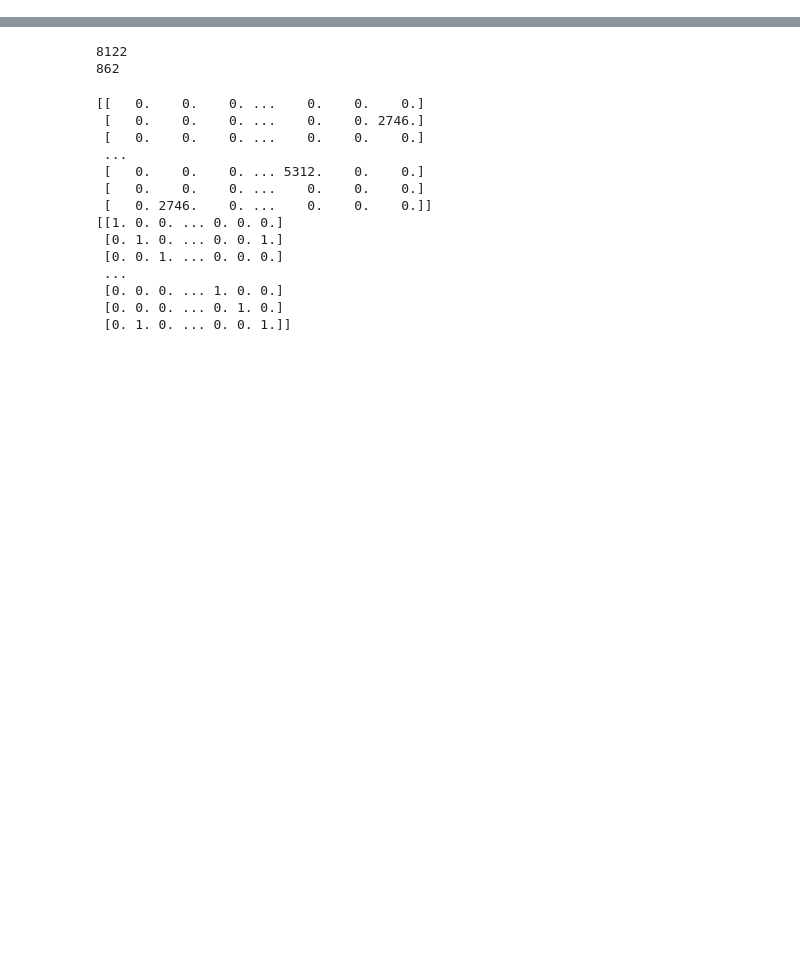
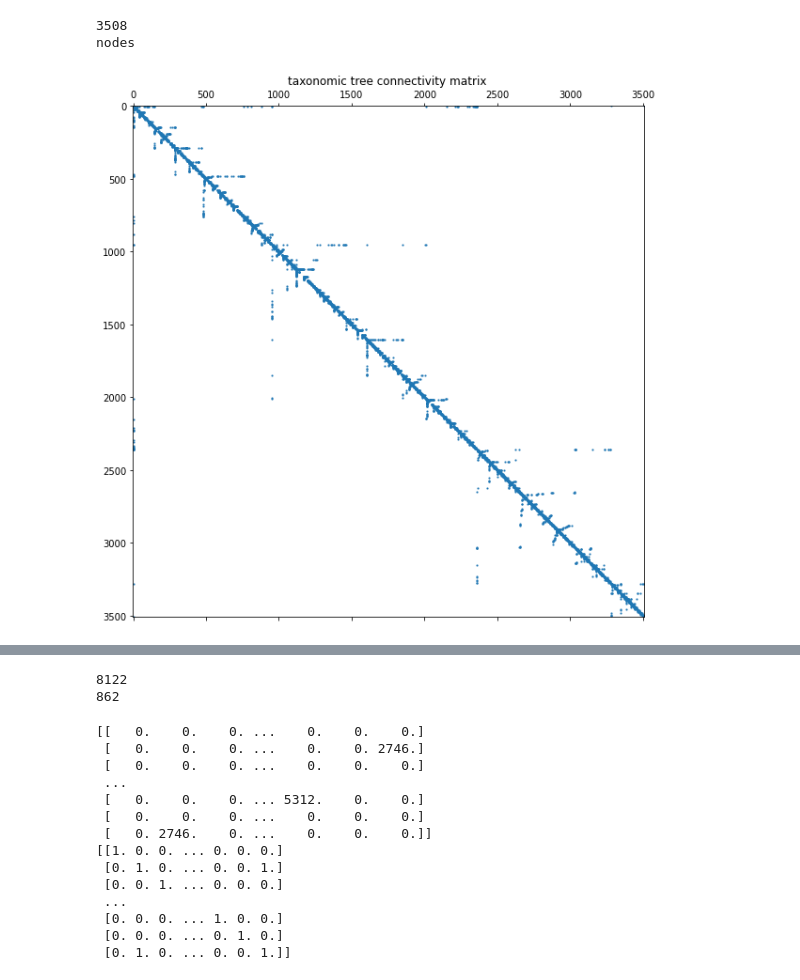
Before and after one commit to DessimozLab/HogProf, a Jupyter notebook: pyprofiler/notebooks/DCAvsMLICCB.ipynb, the cells around one changed output, grey strips where cells are left out. Drawn from its saved outputs; the diff is of its cells as text; code cells hidden in the pictures; blank space fills up the shorter version.

```diff
--- a/pyprofiler/notebooks/DCAvsMLICCB.ipynb
+++ b/pyprofiler/notebooks/DCAvsMLICCB.ipynb
@@ -24,6 +31,6 @@ examples.directory is deprecated; in the future, examples will be found relative
 # %%
 #lets load a compiled db containing the OMA root HOGs into a profiler oject
-p = profiler.Profiler(lshforestpath = '../all/all/jun_all_512/newlshforest.pkl' , mastertree=  '../all/all/jun_all_512_master_tree.pkl', hashes_h5= '../all/all/jun_all_512/hashes.h5' , mat_path= None, oma = '/home/cactuskid13/mntpt/OMA/jun//OmaServer.h5', tar= None , nsamples = 512)
+p = profiler.Profiler(lshforestpath = '/scratch/dmoi/datasets/all/newlshforest.pkl' , hashes_h5='/scratch/dmoi/datasets/birds/all/hashes.h5' , mat_path= None, oma = '/scratch/dmoi/datasets/OMA/apr2021/OmaServer.h5', tar= None , nsamples = 256 , mastertree = '/scratch/dmoi/datasets/birds/all_master_tree.pkl')
 # %% [output]
 loading lsh
 indexing lsh
@@ -171,3 +140,46 @@ gold_standard = pd.read_csv(stringfiles[0]+'filter.csv')
+# %%
+#save with mapped ids
+import scipy
+import dendropy
+from matplotlib import pyplot as plt
+species_tree = p.tree
+with open('species_tree.nwk', 'w')as treeout:
+    treeout.write( species_tree.write())
+
+tree = dendropy.Tree.get( path='species_tree.nwk', schema='newick')
+
+
+for i,n in enumerate(tree.nodes()):
+    n.matrow = i
+    n.symbols = None
+    n.scores = None
+    n.event = None
+    n.char = None
+
+matsize = len(tree.nodes())
+print(matsize)
+print('nodes')
+#blur w connectivity mat
+blurfactor =  .25
+connectmat = scipy.sparse.lil_matrix((len(tree.nodes()), len(tree.nodes() ) ) )
+index = np.array([ [n.matrow, c.matrow ] for n in tree.nodes() for c in n.child_nodes()])
+
+
+connectmat[index[:,0],index[:,1]] = 1
+connectmat[index[:,1],index[:,0]] = 1
+sumlengths = connectmat.sum(axis=1)
+#diag= scipy.sparse.diags(1,[0])
+#connectmat += diag
+
+connectmat = scipy.sparse.coo_matrix(connectmat)
+plt.figure( figsize=(10,10))
+plt.title( 'taxonomic tree connectivity matrix ' )
+plt.spy(connectmat, markersize= 1)
+plt.show()
+# %% [output]
+3508
+nodes
+[figure, added]
 # %%
 #select a node to generate a small network of known positives
 #tsnare
```
Also changed, not shown: parts of 20 cells of this notebook, 1 other file.
